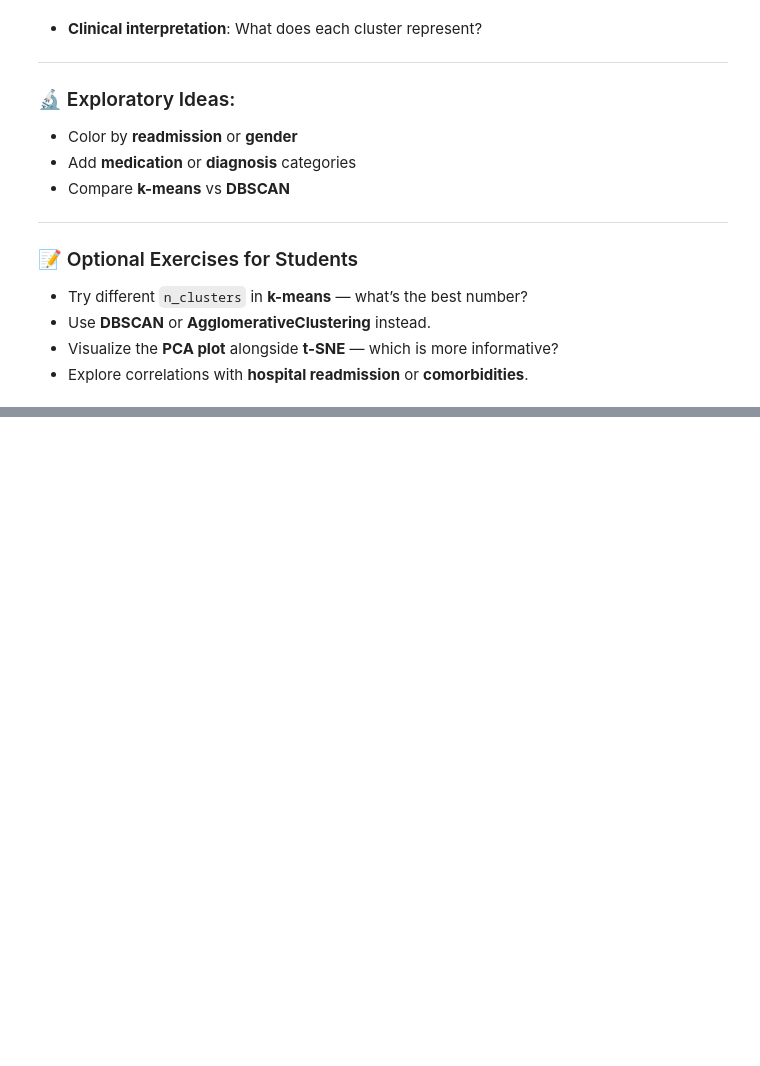
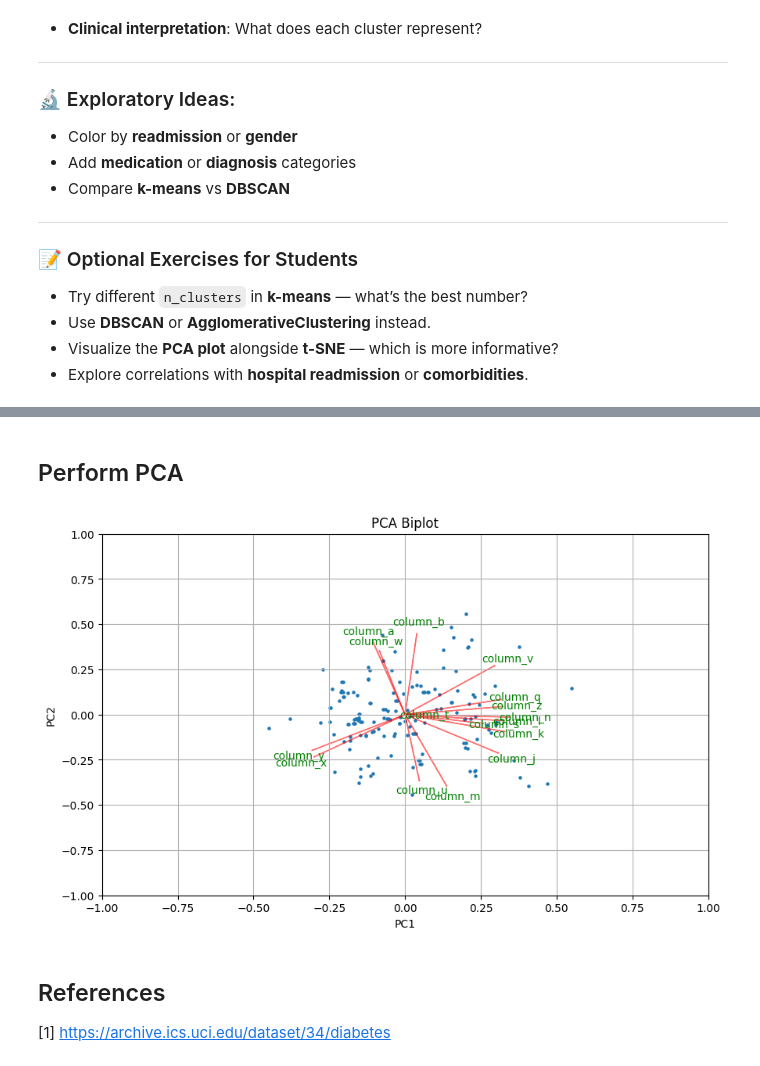
Before and after one commit to neelsoumya/python_machine_learning, a Jupyter notebook: EHR_data_unsupervised_learning.ipynb, the cells around one changed output, grey strips where cells are left out. Saved outputs shown, nothing was run; the diff lists cells and outputs as text; code cells hidden in the pictures; blank space fills up the shorter version.

```diff
--- a/EHR_data_unsupervised_learning.ipynb
+++ b/EHR_data_unsupervised_learning.ipynb
@@ -107,0 +100,44 @@ KeyError: "None of [Index(['time_in_hospital', 'num_lab_procedures', 'num_proced
+# %% [markdown]
+## Perform PCA
+# %%
+import numpy as np
+import matplotlib.pyplot as plt
+
+# Function to create a PCA biplot
+def biplot(score, coeff, labels=None):
+    xs = score[:, 0]
+    ys = score[:, 1]
+    n = coeff.shape[0]
+    scalex = 1.0 / (xs.max() - xs.min())
+    scaley = 1.0 / (ys.max() - ys.min()) # Fixed typo: should be ys.min()
+
+    plt.figure(figsize=(10, 6))
+    plt.scatter(xs * scalex, ys * scaley, s=5)
+
+    for i in range(n):
+        plt.arrow(0, 0, coeff[i, 0], coeff[i, 1], color='r', alpha=0.5)
+        if labels is not None:
+            plt.text(coeff[i, 0] * 1.15, coeff[i, 1] * 1.15, labels[i], color='g', ha='center', va='center')
+
+    plt.xlim(-1, 1)
+    plt.ylim(-1, 1)
+    plt.xlabel("PC{}".format(1))
+    plt.ylabel("PC{}".format(2))
+    plt.title("PCA Biplot")
+    plt.grid()
+
+# Get the feature names from the 'data' DataFrame
+feature_names = data.columns
+
+# Assuming 'pca' object from the previous cell contains the fitted PCA results
+# and 'data' dataframe contains the original data used for PCA
+# Create the biplot using the first two principal components
+biplot(pca[:, 0:2], np.transpose(pca_model.components_[0:2, :]), labels=feature_names) # pca_model is not defined, should use pca object
+
+plt.show()
+# %% [output]
+[figure, added]
+# %% [markdown]
+## References
+
+[1] https://archive.ics.uci.edu/dataset/34/diabetes
```
Also changed, not shown: parts of 4 cells of this notebook.
